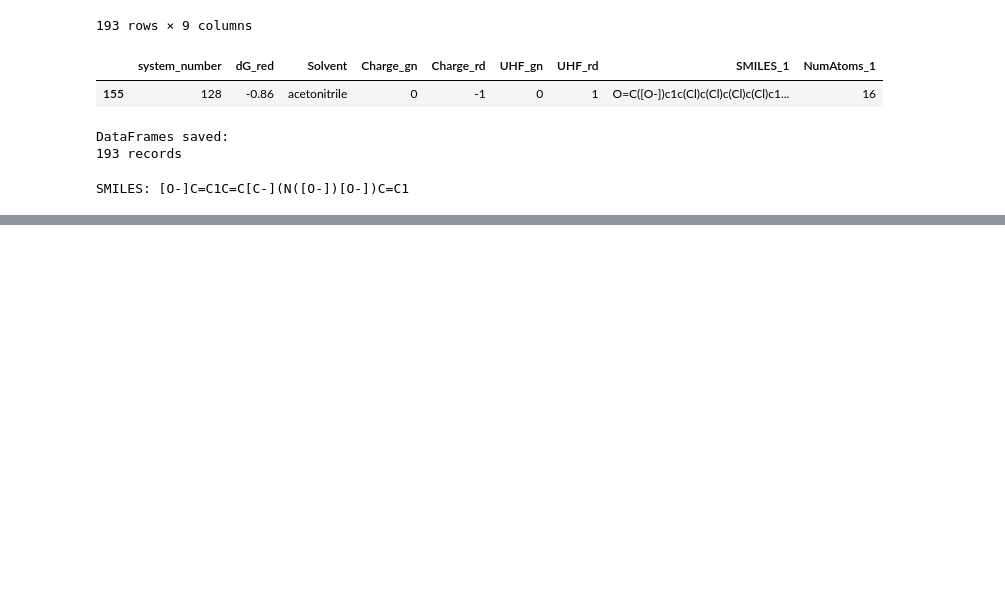
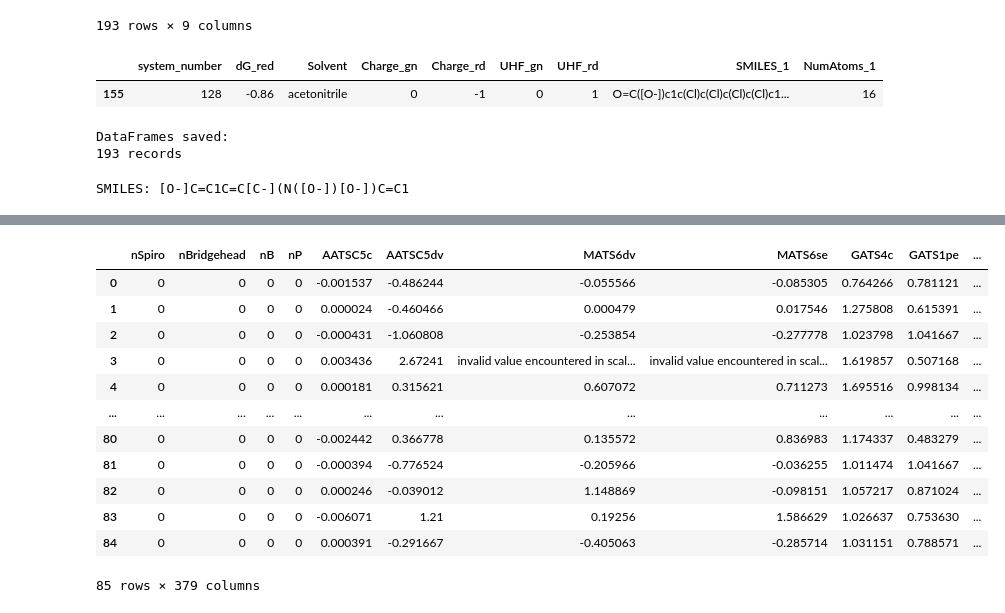
Before and after one commit to igmure/Redox_pred, a Jupyter notebook: dataset.ipynb, the cells around one changed output, grey strips where cells are left out. Drawn from its saved outputs; the diff is of its cells as text; code cells hidden in the pictures; blank space fills up the shorter version.

```diff
--- a/dataset.ipynb
+++ b/dataset.ipynb
@@ -204,0 +125,62 @@ SMILES: [O-]C=C1C=C[C-](N([O-])[O-])C=C1
+# %%
+#calculate all 2d desctiptors based on smiles
+
+from rdkit import Chem
+from mordred import Calculator, descriptors
+import numpy as np
+np.float = float
+
+smiles_list = df["SMILES_1"]
+
+mols = [Chem.MolFromSmiles(smiles) for smiles in smiles_list]
+
+calc=Calculator(descriptors, ignore_3D=True)
+
+res = [calc(mol).asdict() for mol in mols]
+
+df2=pd.DataFrame(res)
+
+#check if the descriptors correlate strongly with each other and remove such instances
+
+corr_mat=df2.corr()
+
+high_corr = np.where(np.abs(corr_mat) >= 0.8)
+high_corr_pairs = [
+    (corr_mat.index[x], corr_mat.columns[y])
+    for x, y in zip(*high_corr) if x != y
+]
+
+to_rm=set()
+for des1, des2 in high_corr_pairs:
+    if des1 not in to_rm and des2 not in to_rm:
+        avg_corr_1 = corr_mat[des1].mean()
+        avg_corr_2 = corr_mat[des2].mean()
+        if avg_corr_1 > avg_corr_2:
+            to_rm.add(des1)
+        else:
+            to_rm.add(des2)
+
+reduced_df = df2.drop(columns=to_rm)
+
+reduced_df
+
+
+#reduced_df=reduced_df.drop(reduced_df[reduced_df[i]])
+#pousuwać 0
+#pousuwać błędy
+#sprawdzic czy wartsc w kolumnie to liczba
+#zapisać do csv
+# %% [output]
+|  | nSpiro | nBridgehead | nB | nP | AATSC5c | AATSC5dv | MATS6dv | MATS6se | GATS4c | GATS1pe | ... |
+| 0 | 0 | 0 | 0 | 0 | -0.001537 | -0.486244 | -0.055566 | -0.085305 | 0.764266 | 0.781121 | ... |
+| 1 | 0 | 0 | 0 | 0 | 0.000024 | -0.460466 | 0.000479 | 0.017546 | 1.275808 | 0.615391 | ... |
+| 2 | 0 | 0 | 0 | 0 | -0.000431 | -1.060808 | -0.253854 | -0.277778 | 1.023798 | 1.041667 | ... |
+| 3 | 0 | 0 | 0 | 0 | 0.003436 | 2.67241 | invalid value encountered in scal... | invalid value encountered in scal... | 1.619857 | 0.507168 | ... |
+| 4 | 0 | 0 | 0 | 0 | 0.000181 | 0.315621 | 0.607072 | 0.711273 | 1.695516 | 0.998134 | ... |
+| ... | ... | ... | ... | ... | ... | ... | ... | ... | ... | ... | ... |
+| 80 | 0 | 0 | 0 | 0 | -0.002442 | 0.366778 | 0.135572 | 0.836983 | 1.174337 | 0.483279 | ... |
+| 81 | 0 | 0 | 0 | 0 | -0.000394 | -0.776524 | -0.205966 | -0.036255 | 1.011474 | 1.041667 | ... |
+| 82 | 0 | 0 | 0 | 0 | 0.000246 | -0.039012 | 1.148869 | -0.098151 | 1.057217 | 0.871024 | ... |
+| 83 | 0 | 0 | 0 | 0 | -0.006071 | 1.21 | 0.19256 | 1.586629 | 1.026637 | 0.753630 | ... |
+| 84 | 0 | 0 | 0 | 0 | 0.000391 | -0.291667 | -0.405063 | -0.285714 | 1.031151 | 0.788571 | ... |
+85 rows × 379 columns
```
Also changed, not shown: parts of 5 cells of this notebook, 3 other files.
